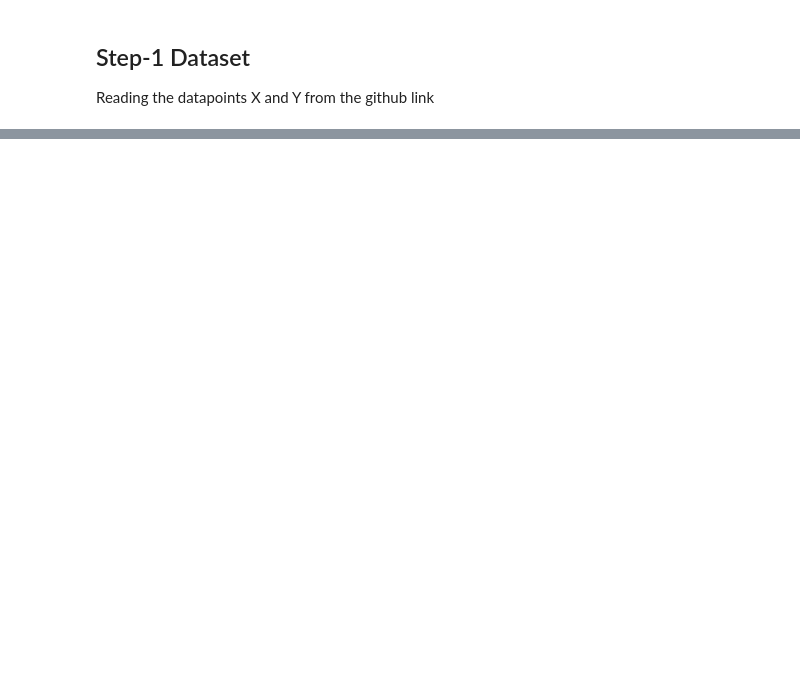
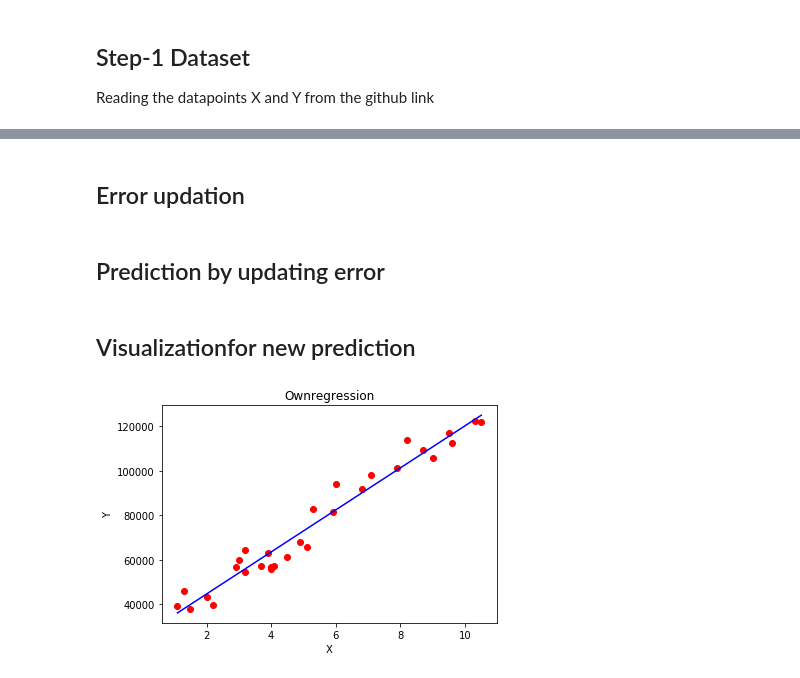
Before and after one commit to Infinity-ops/GetStartWith_MachineLearning, a Jupyter notebook: Supervised_MachineLearning/Regression/Linear_Regression.ipynb, the cells around one changed output, grey strips where cells are left out. Cells and saved outputs as stored; diff of their text form; code cells hidden in the pictures; blank space fills up the shorter version.

```diff
--- a/Supervised_MachineLearning/Regression/Linear_Regression.ipynb
+++ b/Supervised_MachineLearning/Regression/Linear_Regression.ipynb
@@ -26,0 +30,14 @@ df = pd.read_csv(url, index_col=0)
+# %% [markdown]
+## Error updation
+# %%
+new_slope, new_intercept = Linear_Regression.gradient_descent_iter(slope, intercept,x, y,loss,1000)
+# %% [markdown]
+## Prediction by updating error
+# %%
+y_pred2 = Linear_Regression.predict(x, new_slope, new_intercept)
+# %% [markdown]
+## Visualizationfor new prediction
+# %%
+Linear_Regression.plot(x,y,y_pred2)
+# %% [output]
+[figure, added]
```
Also changed, not shown: parts of 12 cells of this notebook.
